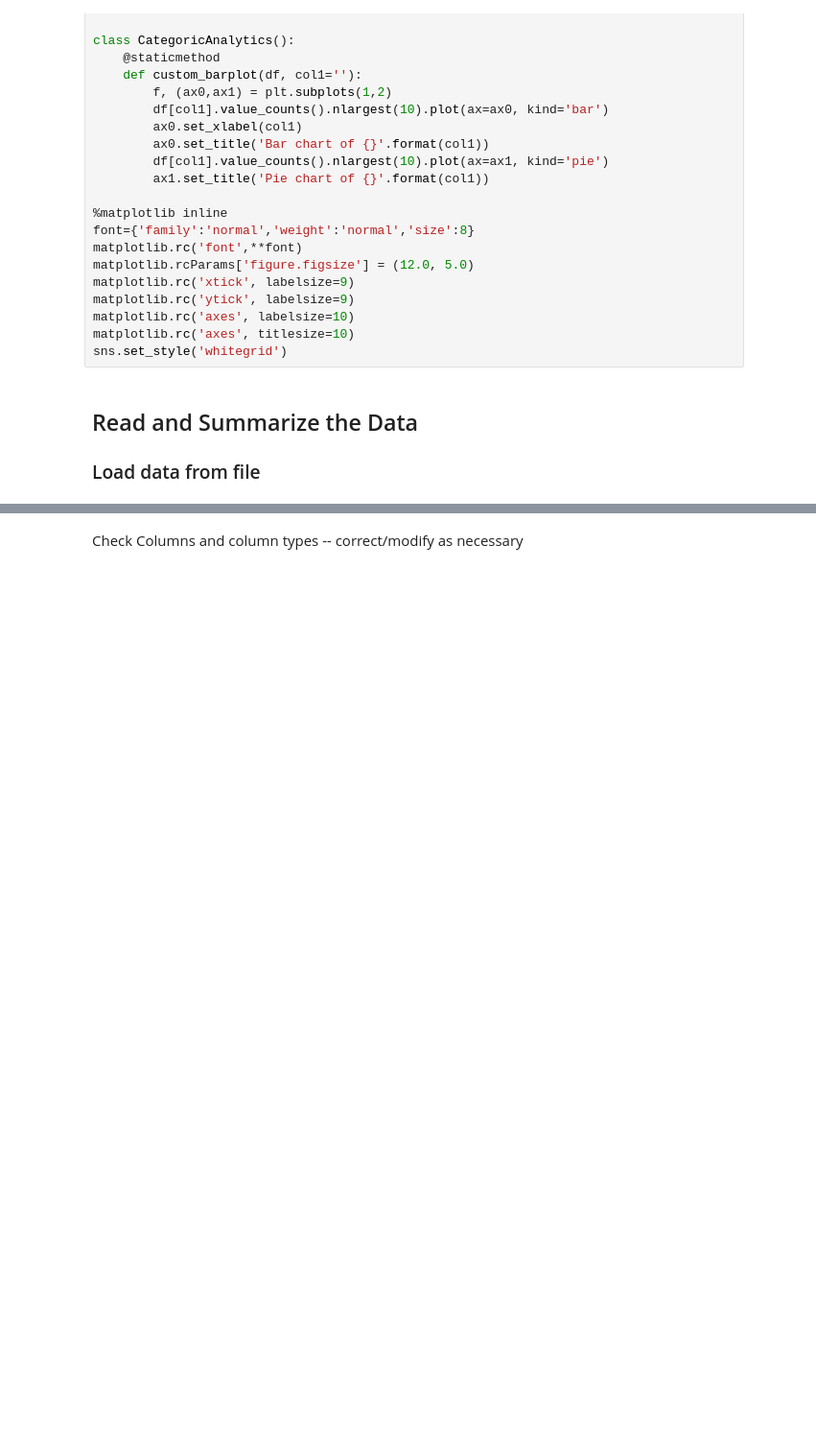
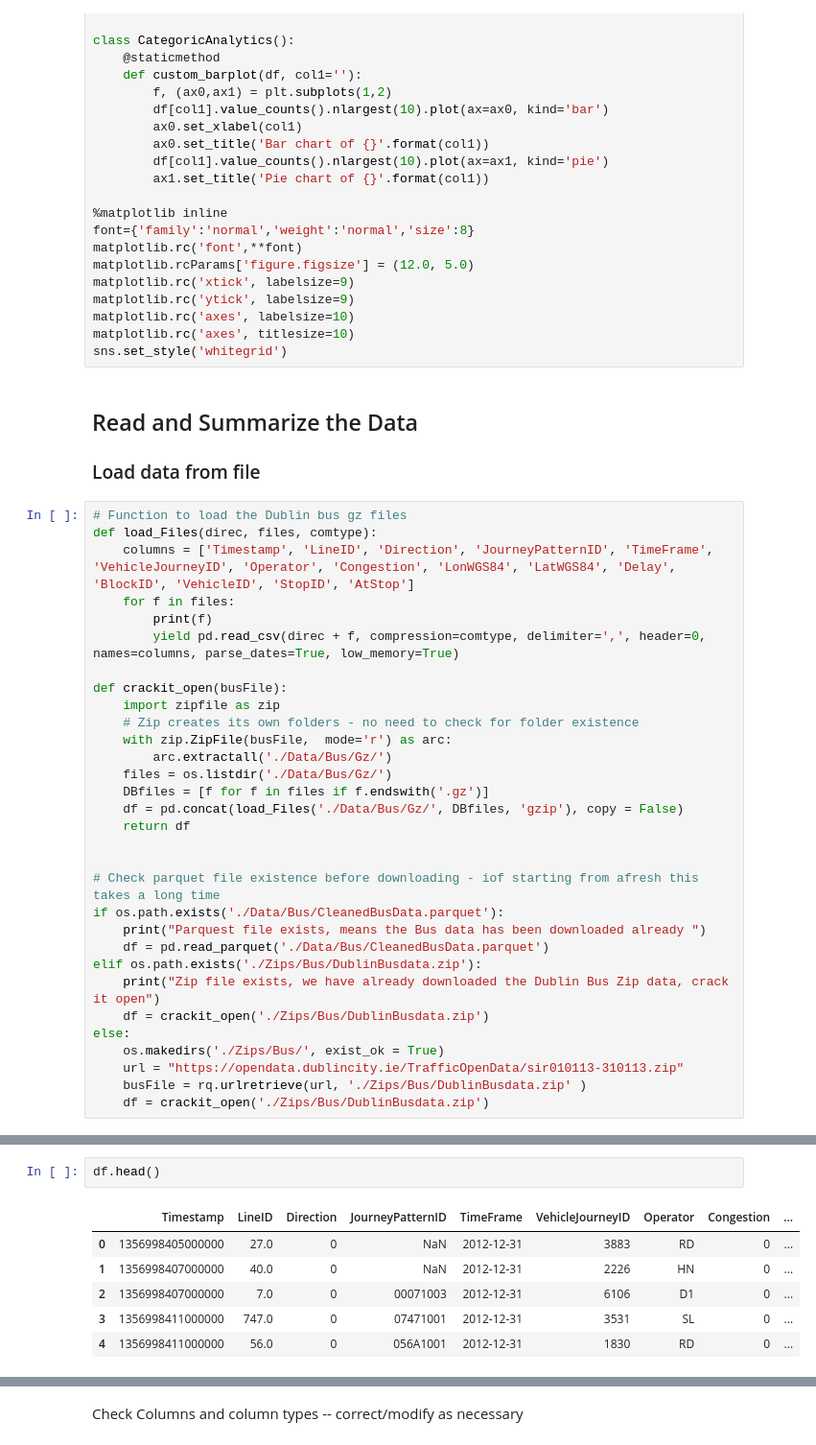
Before and after one commit to sba22230/DublinBusWeatherProject, a Jupyter notebook: Standalone_EDA.ipynb, the cells around one changed output, grey strips where cells are left out. Shown at 96% size. Cells and saved outputs as stored; diff of their text form; blank space fills up the shorter version.

```diff
--- a/Standalone_EDA.ipynb
+++ b/Standalone_EDA.ipynb
@@ -469,3 +465,34 @@ sns.set_style('whitegrid')
 ## <a name="read and summarize"></a> Read and Summarize the Data
 
 ### Load data from file
+# %%
+# Function to load the Dublin bus gz files
+def load_Files(direc, files, comtype):
+    columns = ['Timestamp', 'LineID', 'Direction', 'JourneyPatternID', 'TimeFrame', 'VehicleJourneyID', 'Operator', 'Congestion', 'LonWGS84', 'LatWGS84', 'Delay', 'BlockID', 'VehicleID', 'StopID', 'AtStop']
+    for f in files:
+        print(f)
+        yield pd.read_csv(direc + f, compression=comtype, delimiter=',', header=0, names=columns, parse_dates=True, low_memory=True)
+
+def crackit_open(busFile):
+    import zipfile as zip
+    # Zip creates its own folders - no need to check for folder existence
+    with zip.ZipFile(busFile,  mode='r') as arc:
+        arc.extractall('./Data/Bus/Gz/')
+    files = os.listdir('./Data/Bus/Gz/')
+    DBfiles = [f for f in files if f.endswith('.gz')]
+    df = pd.concat(load_Files('./Data/Bus/Gz/', DBfiles, 'gzip'), copy = False)
+    return df
+
+
+# Check parquet file existence before downloading - iof starting from afresh this takes a long time
+if os.path.exists('./Data/Bus/CleanedBusData.parquet'):
+    print("Parquest file exists, means the Bus data has been downloaded already ")
+    df = pd.read_parquet('./Data/Bus/CleanedBusData.parquet')
+elif os.path.exists('./Zips/Bus/DublinBusdata.zip'):
+    print("Zip file exists, we have already downloaded the Dublin Bus Zip data, crack it open")
+    df = crackit_open('./Zips/Bus/DublinBusdata.zip')
+else:
+    os.makedirs('./Zips/Bus/', exist_ok = True)
+    url = "https://opendata.dublincity.ie/TrafficOpenData/sir010113-310113.zip"
+    busFile = rq.urlretrieve(url, './Zips/Bus/DublinBusdata.zip' )
+    df = crackit_open('./Zips/Bus/DublinBusdata.zip')
@@ -471,0 +517,9 @@ sns.set_style('whitegrid')
+# %%
+df.head()
+# %% [output]
+|  | Timestamp | LineID | Direction | JourneyPatternID | TimeFrame | VehicleJourneyID | Operator | Congestion | ... |
+| 0 | 1356998405000000 | 27.0 | 0 | NaN | 2012-12-31 | 3883 | RD | 0 | ... |
+| 1 | 1356998407000000 | 40.0 | 0 | NaN | 2012-12-31 | 2226 | HN | 0 | ... |
+| 2 | 1356998407000000 | 7.0 | 0 | 00071003 | 2012-12-31 | 6106 | D1 | 0 | ... |
+| 3 | 1356998411000000 | 747.0 | 0 | 07471001 | 2012-12-31 | 3531 | SL | 0 | ... |
+| 4 | 1356998411000000 | 56.0 | 0 | 056A1001 | 2012-12-31 | 1830 | RD | 0 | ... |
```
Also changed, not shown: parts of 38 cells of this notebook, 1 other file.
